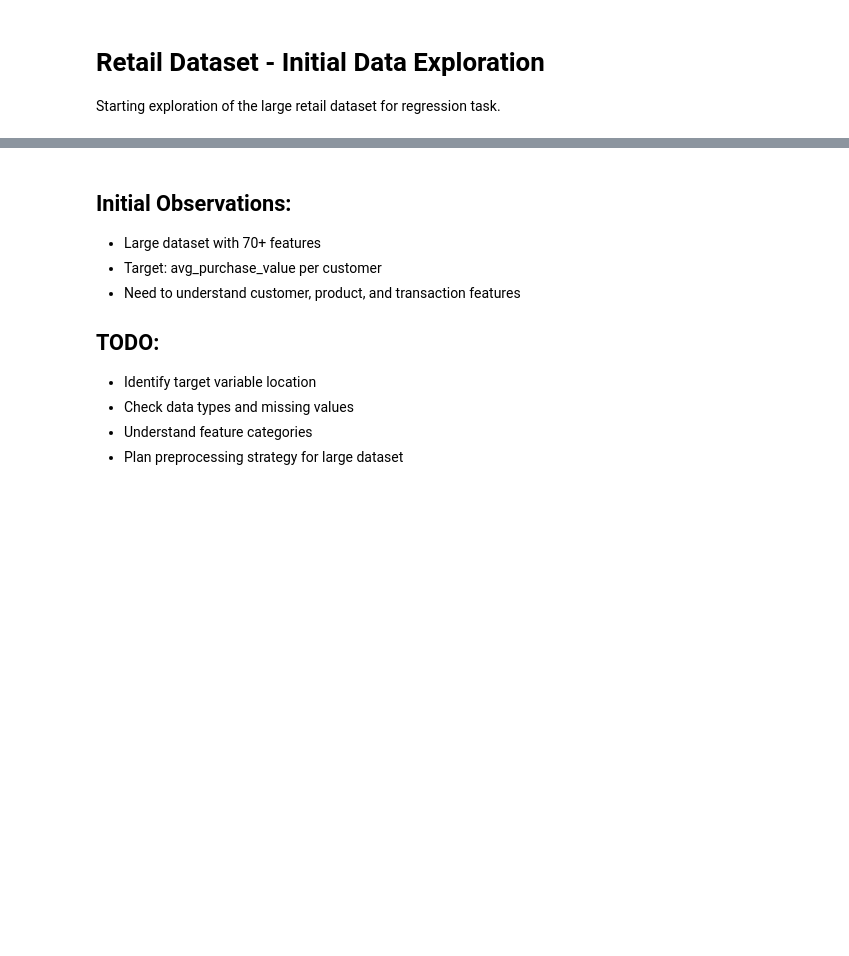
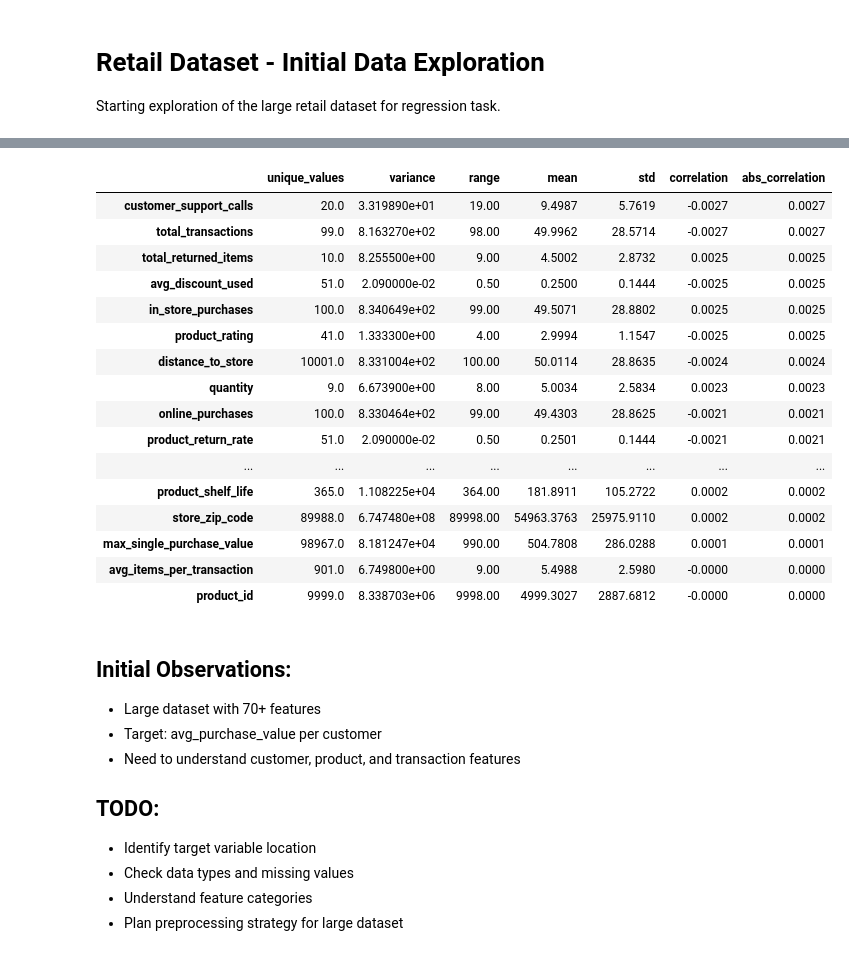
Before and after one commit to chibindaTim/retail_task, a Jupyter notebook: notebooks/data_exploration.ipynb, the cells around one changed output, grey strips where cells are left out. Cells and saved outputs as stored; diff of their text form; code cells hidden in the pictures; blank space fills up the shorter version.

```diff
--- a/notebooks/data_exploration.ipynb
+++ b/notebooks/data_exploration.ipynb
@@ -20,0 +160,18 @@ df.head()
+# %%
+#Explore Categorical Variables corelation with avg_purchase_value
+target = 'avg_purchase_value'
+
+for col in categorical_cols:
+# Group statistics
+    grouped_stats = df.groupby(col)['avg_purchase_value'].agg([
+        'count', 'mean', 'median', 'std', 'min', 'max'
+    ]).round(2)
+
+ # Sort by mean price
+    grouped_stats = grouped_stats.sort_values('mean', ascending=False)
+
+    print("-PURCHASE VALUE STATISTICS BY CATEGORY ")
+    print(grouped_stats.head(10))
+
+# Visualizations
+plt.figure(figsize=(20, 12))
@@ -20,0 +231,48 @@ df.head()
+# %%
+# Compare multiple numerical columns in relation with target variable
+comparison_data = {}
+target= 'avg_purchase_value'
+
+print(f"Analyzing correlation with target variable: '{target}'")
+
+for col in numerical_cols:
+    if col in df.columns and col != target:  # Don't correlate target with itself
+        try:
+            clean_data = df[[col, target]].dropna()
+
+            if len(clean_data) > 1:  # Need at least 2 data points for correlation
+                # Calculate correlation safely
+                corr_value = clean_data[col].corr(clean_data[target])
+
+                # Handle NaN correlations (e.g., when one variable is constant)
+                if pd.isna(corr_value):
+                    corr_value = 0.0
+
+                comparison_data[col] = {
+                    'unique_values': clean_data[col].nunique(),
+                    'variance': clean_data[col].var(),
+                    'range': clean_data[col].max() - clean_data[col].min(),
+                    'mean': clean_data[col].mean(),
+                    'std': clean_data[col].std(),
+                    'correlation': corr_value,
+                    'abs_correlation': abs(corr_value)
+                }
+            else:
+                print(f"Warning: Not enough data for column '{col}' (only {len(clean_data)} valid pairs)")
+
+        except Exception as e:
+            print(f"Error processing column '{col}': {str(e)}")
+            continue
+
+# Create and display comparison DataFrame
+if comparison_data:
+    comparison_df = pd.DataFrame(comparison_data).T
+    comparison_df = comparison_df.sort_values('abs_correlation', ascending=False)
+
+    print("\nNUMERICAL COLUMNS COMPARISON")
+
+    display(comparison_df.round(4))
+
+else:
+    print("No numerical data available for comparison")
+# %% [output]
@@ -21,3 +282,20 @@ df.head()
+|  | unique_values | variance | range | mean | std | correlation | abs_correlation |
+| customer_support_calls | 20.0 | 3.319890e+01 | 19.00 | 9.4987 | 5.7619 | -0.0027 | 0.0027 |
+| total_transactions | 99.0 | 8.163270e+02 | 98.00 | 49.9962 | 28.5714 | -0.0027 | 0.0027 |
+| total_returned_items | 10.0 | 8.255500e+00 | 9.00 | 4.5002 | 2.8732 | 0.0025 | 0.0025 |
+| avg_discount_used | 51.0 | 2.090000e-02 | 0.50 | 0.2500 | 0.1444 | -0.0025 | 0.0025 |
+| in_store_purchases | 100.0 | 8.340649e+02 | 99.00 | 49.5071 | 28.8802 | 0.0025 | 0.0025 |
+| product_rating | 41.0 | 1.333300e+00 | 4.00 | 2.9994 | 1.1547 | -0.0025 | 0.0025 |
+| distance_to_store | 10001.0 | 8.331004e+02 | 100.00 | 50.0114 | 28.8635 | -0.0024 | 0.0024 |
+| quantity | 9.0 | 6.673900e+00 | 8.00 | 5.0034 | 2.5834 | 0.0023 | 0.0023 |
+| online_purchases | 100.0 | 8.330464e+02 | 99.00 | 49.4303 | 28.8625 | -0.0021 | 0.0021 |
+| product_return_rate | 51.0 | 2.090000e-02 | 0.50 | 0.2501 | 0.1444 | -0.0021 | 0.0021 |
+| ... | ... | ... | ... | ... | ... | ... | ... |
+| product_shelf_life | 365.0 | 1.108225e+04 | 364.00 | 181.8911 | 105.2722 | 0.0002 | 0.0002 |
+| store_zip_code | 89988.0 | 6.747480e+08 | 89998.00 | 54963.3763 | 25975.9110 | 0.0002 | 0.0002 |
+| max_single_purchase_value | 98967.0 | 8.181247e+04 | 990.00 | 504.7808 | 286.0288 | 0.0001 | 0.0001 |
+| avg_items_per_transaction | 901.0 | 6.749800e+00 | 9.00 | 5.4988 | 2.5980 | -0.0000 | 0.0000 |
+| product_id | 9999.0 | 8.338703e+06 | 9998.00 | 4999.3027 | 2887.6812 | -0.0000 | 0.0000 |
 # %% [markdown]
 ## Initial Observations:
 - Large dataset with 70+ features
```
Also changed, not shown: parts of 11 cells of this notebook, 2 other files.
